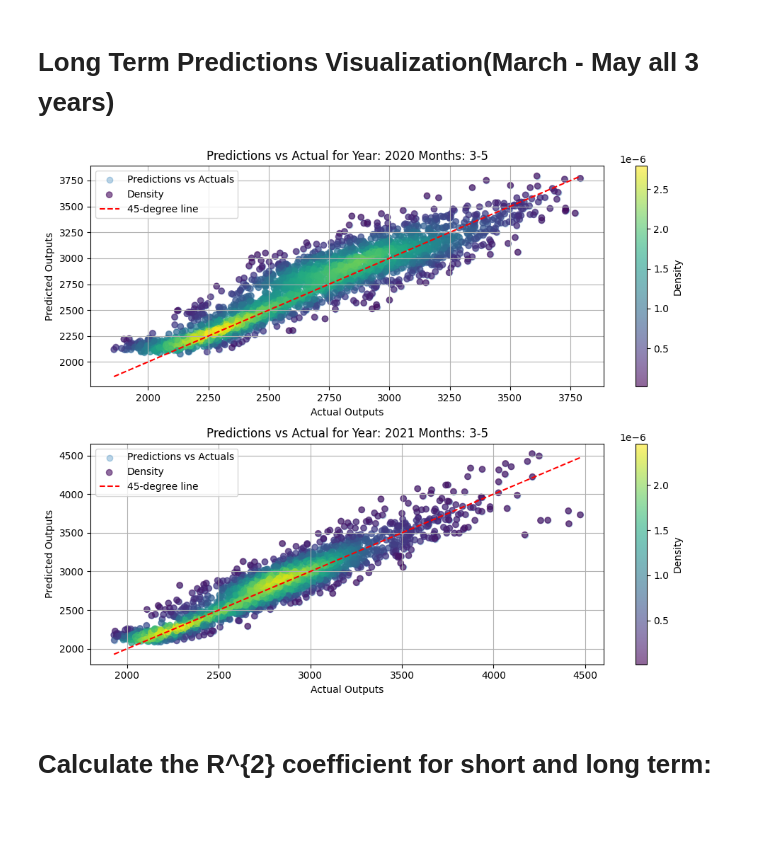
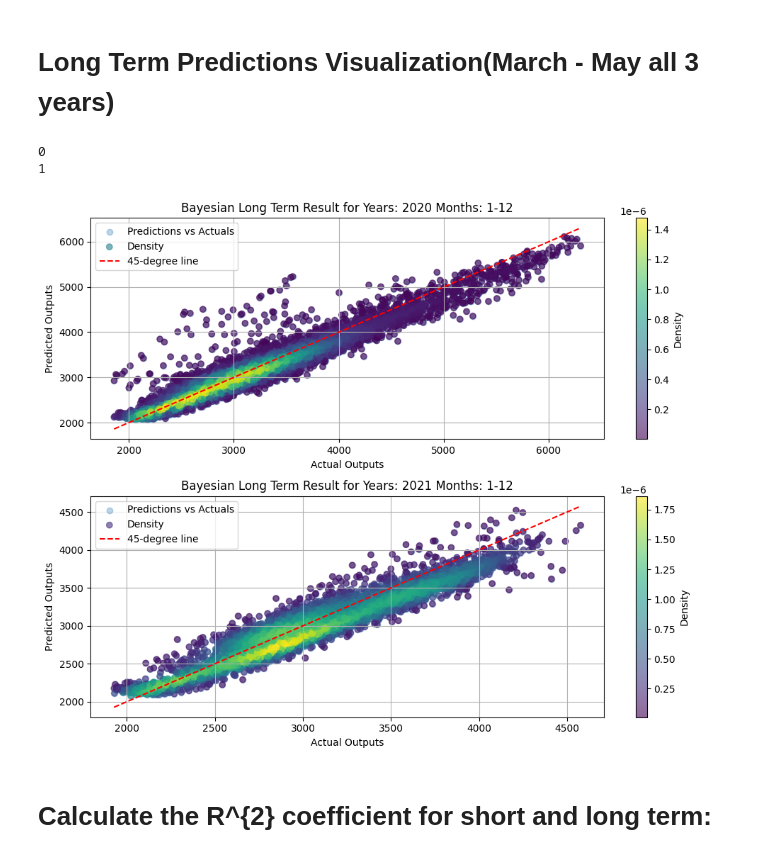
Before and after one commit to j1wnkim/BayesianTimeSeries, a Jupyter notebook: VisualizingResultsBayesian.ipynb, the cells around one changed output. Cells and saved outputs as stored; diff of their text form; code cells hidden in the pictures; blank space fills up the shorter version.

```diff
--- a/VisualizingResultsBayesian.ipynb
+++ b/VisualizingResultsBayesian.ipynb
@@ -8,7 +8,7 @@ import sklearn
 # %%
 from scipy.stats import gaussian_kde
 # Load the data into DataFrames
-actuals_short = pd.read_csv("TestingShort/TestingActual_short.csv")
+actuals_short = pd.read_csv("TestingShort/TestingActual_Short.csv")
 predictions_short = pd.read_csv("TestingShort/TestingPredictionsShort.csv")
 # Extract dates from the column headers
 actuals_short.columns = pd.to_datetime(
@@ -17,21 +17,19 @@ actuals_short.columns = pd.to_datetime(
 predictions_short.columns = pd.to_datetime(
     predictions_short.columns.str.extract(r'(\d{1,2}/\d{1,2}/\d{4})')[0], format='%m/%d/%Y', errors='coerce'
 )
-# Filter columns for dates between March and May over three years
-valid_months = [3, 4, 5]
+valid_months = [i for i in range(1,13,1)]
 valid_years = [2019, 2020, 2021]
 filtered_columns = [
     col for col in actuals_short.columns if col.month in valid_months and col.year in valid_years
 ]
-# Subset the data
 filtered_actuals_short = actuals_short[filtered_columns]
 filtered_predictions_short = predictions_short[filtered_columns]
-# Function to create combined scatter and density plots for each month
-def plot_monthly_comparison_with_density(actuals, predictions, months, years, figwidth = 10, figheight = 12):
+def plot_monthly_comparison_with_density(actuals, predictions, months, years, figwidth = 10, figheight = 12, text = "Bayesian Long Term Result for Years:"):
     fig, axes = plt.subplots(nrows=len(years), ncols=1, figsize=(figwidth, figheight))
+
     idx = 0
-
     for year in years:
+        print(idx)
         all_actuals = []
         all_predictions = []
 
@@ -75,7 +73,7 @@ def plot_monthly_comparison_with_density(actuals, predictions, months, years, fi
         # Labels and title
         axes[idx].set_xlabel("Actual Outputs")
         axes[idx].set_ylabel("Predicted Outputs")
-        axes[idx].set_title("Predictions vs Actual for Year: {} Months: {}-{}".format(year, months[0], months[-1]))
+        axes[idx].set_title("{} {} Months: {}-{}".format(text, year, months[0], months[-1]))
         axes[idx].legend()
         axes[idx].grid(True)
 
@@ -84,5 +82,5 @@ def plot_monthly_comparison_with_density(actuals, predictions, months, years, fi
     plt.tight_layout()
     plt.show()
 # Generate combined plots for March, April, and May
-plot_monthly_comparison_with_density(filtered_actuals_short, filtered_predictions_short, [3, 4, 5], [2019,2020,2021])
+plot_monthly_comparison_with_density(filtered_actuals_short, filtered_predictions_short, valid_months, [2019,2020,2021], text = "Bayesian Short Term Result for Years:" )
 # %% [output]
@@ -90,37 +91,40 @@ plot_monthly_comparison_with_density(filtered_actuals_short, filtered_prediction
 # %% [markdown]
 # Long Term Predictions Visualization(March - May all 3 years)
 # %%
-actuals_long = pd.read_csv("TestingLong/TestingActual_long.csv")
+actuals_long = pd.read_csv("TestingLong/TestingActual_Long.csv")
 predictions_long = pd.read_csv("TestingLong/TestingPredictionsLong.csv")
 # Extract dates from the column headers
 actuals_long.columns = pd.to_datetime(
     actuals_long.columns.str.extract(r'(\d{1,2}/\d{1,2}/\d{4})')[0], format='%m/%d/%Y', errors='coerce'
 )
 predictions_long.columns = pd.to_datetime(
     predictions_long.columns.str.extract(r'(\d{1,2}/\d{1,2}/\d{4})')[0], format='%m/%d/%Y', errors='coerce'
 )
 
-valid_months = [3, 4, 5]
+valid_months = [i for i in range(1,13)]
 valid_years = [2020, 2021]
 filtered_columns = [
     col for col in actuals_long.columns if col.month in valid_months and col.year in valid_years
 ]
 
 filtered_actuals_long = actuals_long[filtered_columns]
 filtered_predictions_long = predictions_long[filtered_columns]
 
 filtered_columns = [
     col for col in actuals_long.columns if col.month in valid_months and col.year in valid_years
 ]
 
 # Subset the data
 filtered_actuals_long = actuals_long[filtered_columns]
 filtered_predictions_long = predictions_long[filtered_columns]
 
 
-plot_monthly_comparison_with_density(filtered_actuals_long, filtered_predictions_long, [3, 4, 5], [2020,2021], figheight = 8, figwidth = 10)
+plot_monthly_comparison_with_density(filtered_actuals_long, filtered_predictions_long, [i for i in range(1,13)], [2020,2021], figheight = 8, figwidth = 10,
+                                     text = "Bayesian Long Term Result for Years:")
 # %% [output]
+0
+1
-[figure, old version]
+[figure, new version]
 # %% [markdown]
 # Calculate the R^{2} coefficient for short and long term:
 # %%
```
Also changed, not shown: parts of 1 cell of this notebook, 23 other files.
